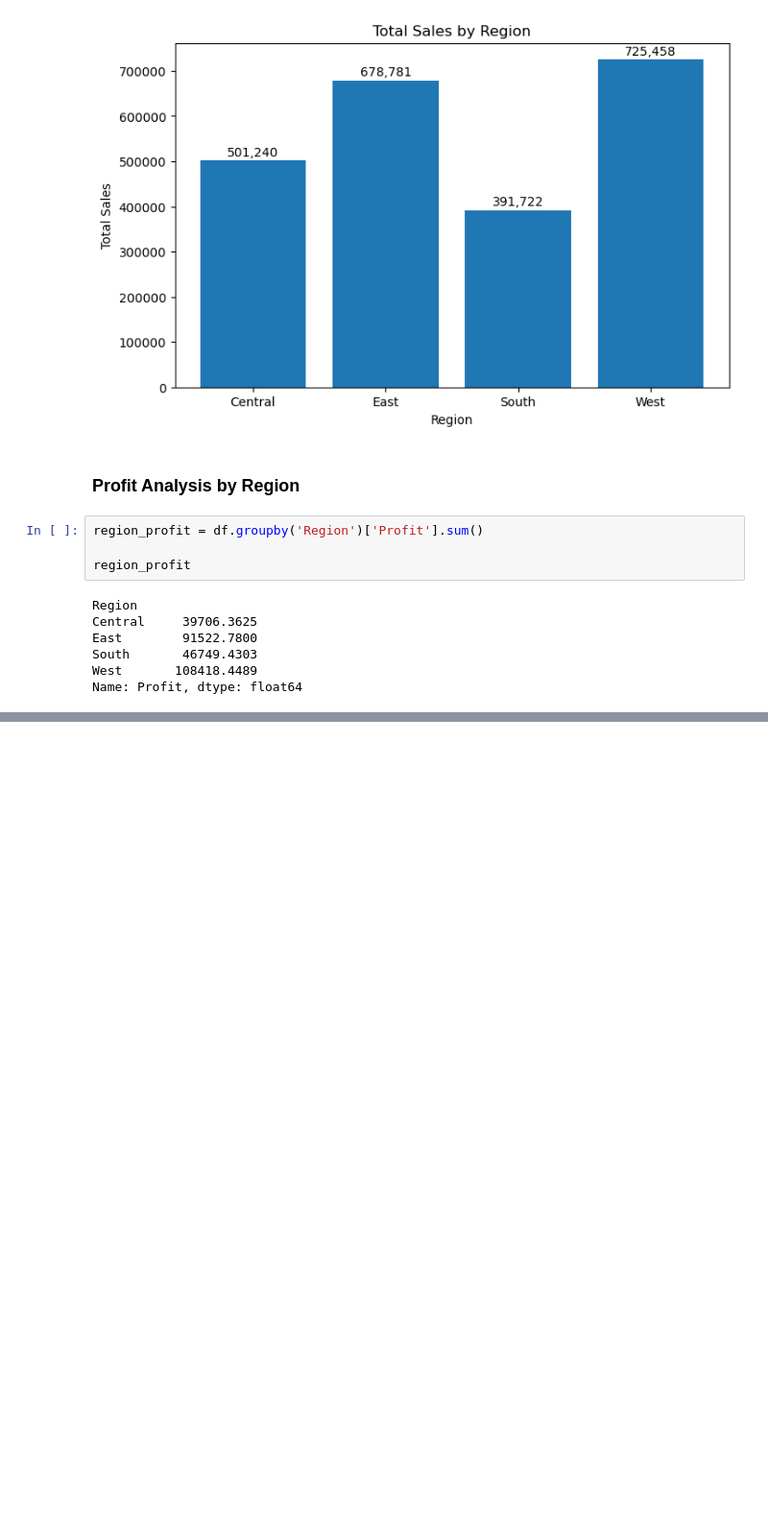
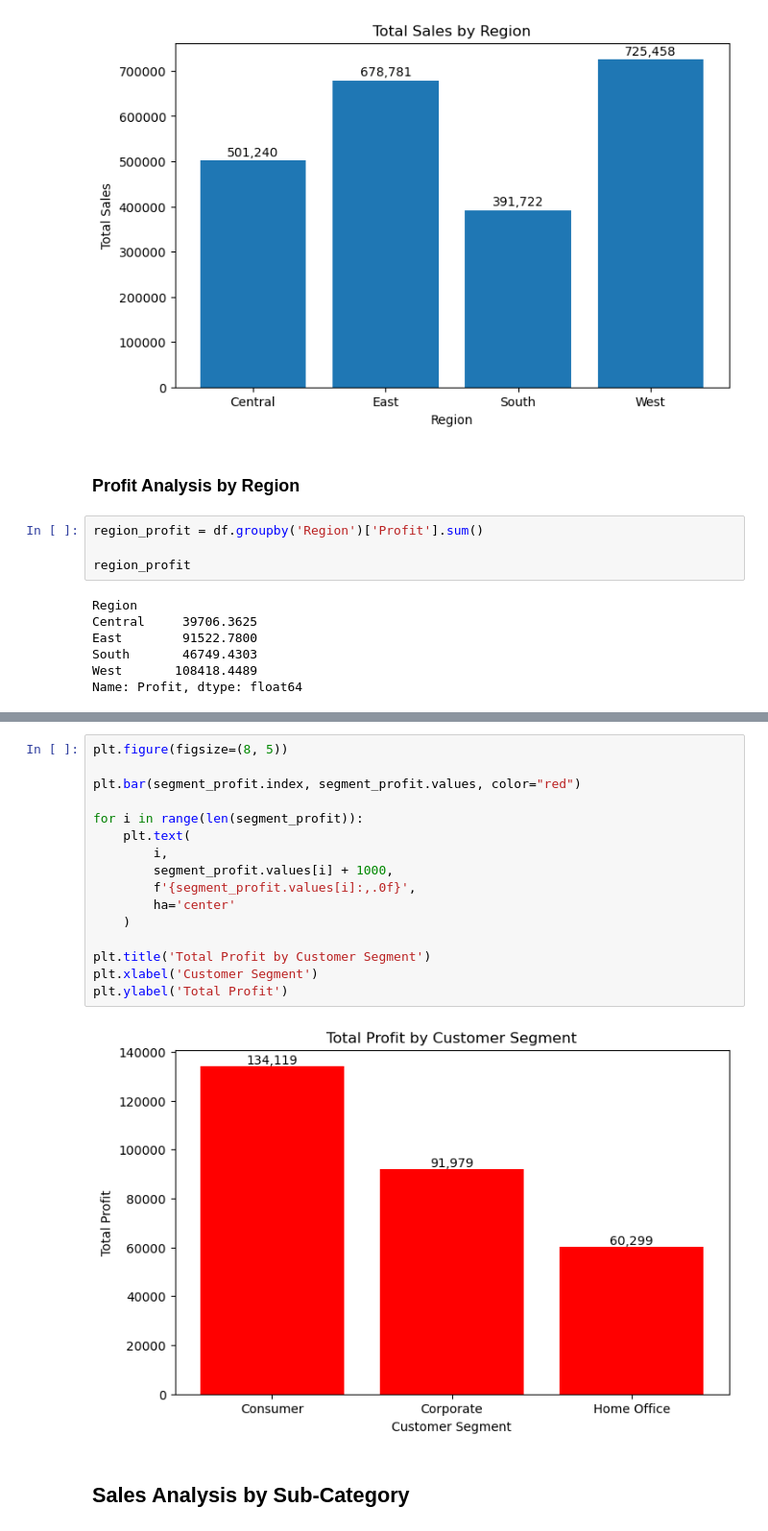
Before and after one commit to mdtarif-code/superstore-sales-data-analysis, a Jupyter notebook: Superstore Sales Data Analysis.ipynb, the cells around one changed output, grey strips where cells are left out. Shown at 96% size. Cells and saved outputs as stored; diff of their text form; blank space fills up the shorter version.

```diff
--- a/Superstore Sales Data Analysis.ipynb
+++ b/Superstore Sales Data Analysis.ipynb
@@ -306,0 +345,20 @@ plt.show()
+# %%
+plt.figure(figsize=(8, 5))
+
+plt.bar(segment_profit.index, segment_profit.values, color="red")
+
+for i in range(len(segment_profit)):
+    plt.text(
+        i,
+        segment_profit.values[i] + 1000,
+        f'{segment_profit.values[i]:,.0f}',
+        ha='center'
+    )
+
+plt.title('Total Profit by Customer Segment')
+plt.xlabel('Customer Segment')
+plt.ylabel('Total Profit')
+# %% [output]
+[figure, added]
+# %% [markdown]
+## Sales Analysis by Sub-Category
```
Also changed, not shown: parts of 20 cells of this notebook.
